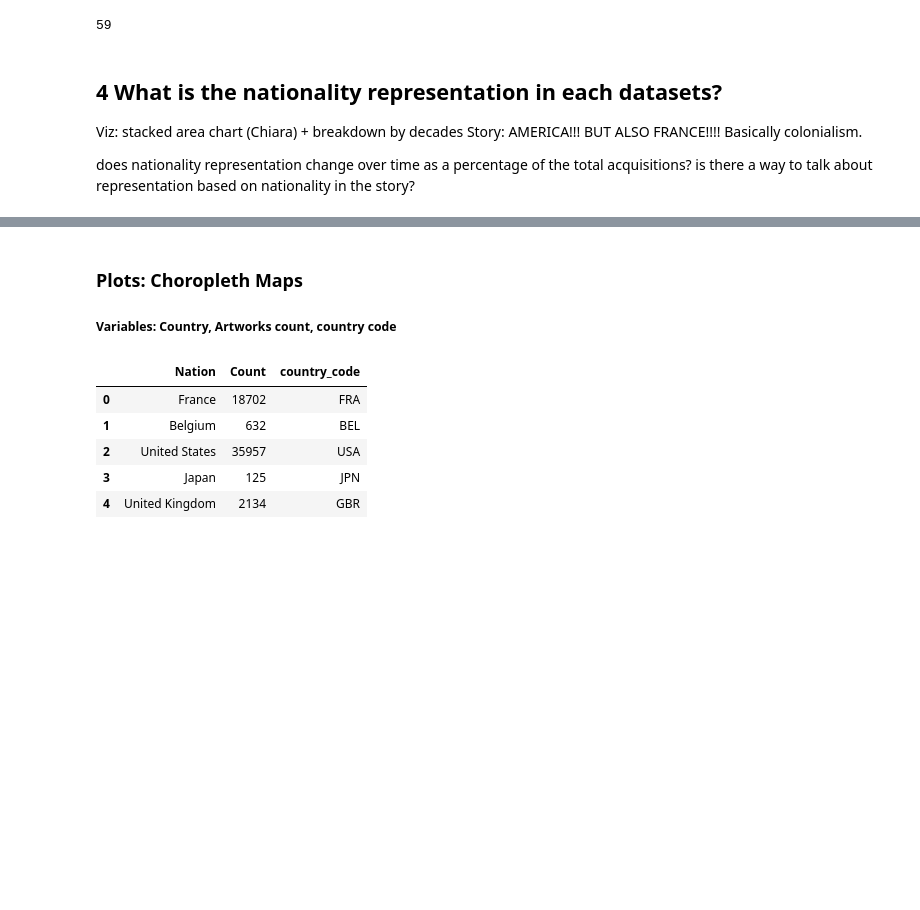
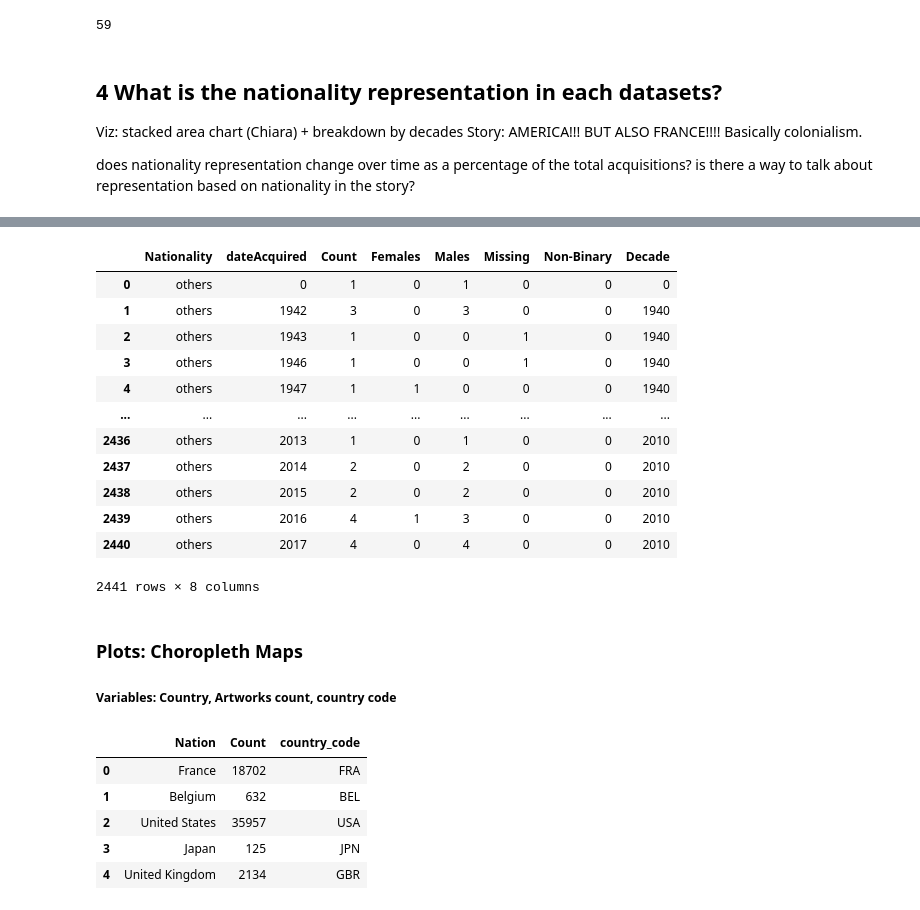
Before and after one commit to laurentfintoni/Net-Art-Rev, a Jupyter notebook: dataViz_Ctrials.ipynb, the cells around one changed output, grey strips where cells are left out. Drawn from its saved outputs; the diff is of its cells as text; code cells hidden in the pictures; blank space fills up the shorter version.

```diff
--- a/dataViz_Ctrials.ipynb
+++ b/dataViz_Ctrials.ipynb
@@ -48,14 +48,14 @@ rhz_artists = pd.read_pickle(path+'Rhizome_data/rhizome_artists_extra.pkl')
 moma_artists = pd.read_pickle(path+'MOMA_data/pickle/MoMAArtists.pkl')
 moma_artworks = pd.read_pickle(path+'MOMA_data/pickle/MoMAartworks.pkl')
 moma_artworks_old =  pd.read_pickle(path+'MOMA_data/pickle/old_artworks.pkl')
-moma_artworks_old['DateAcquired'] = moma_artworks_old['DateAcquired'].replace('nan', str('0'))
-moma_artworks_old['DateAcquired']=moma_artworks_old['DateAcquired'].astype('int')
+moma_artworks_old['dateAcquired'] = moma_artworks_old['dateAcquired'].replace('nan', str('0'))
+moma_artworks_old['dateAcquired']=moma_artworks_old['dateAcquired'].astype('int')
 moma_artworks_new =  pd.read_pickle(path+'MOMA_data/pickle/new_artworks.pkl')
-moma_artworks_new['DateAcquired'] = moma_artworks_new['DateAcquired'].replace('nan', str('0'))
-moma_artworks_new['DateAcquired']=moma_artworks_new['DateAcquired'].astype('int')
-moma_artworks_new =  moma_artworks_new.loc[moma_artworks_new['DateAcquired'] >= 1980]
-moma_rhz_compare = moma_artworks_new.loc[moma_artworks_new['DateAcquired'] >= 2000]
-moma_rhz_compare = moma_rhz_compare.loc[moma_rhz_compare['DateCreated'] >= 1983]
+moma_artworks_new['dateAcquired'] = moma_artworks_new['dateAcquired'].replace('nan', str('0'))
+moma_artworks_new['dateAcquired']=moma_artworks_new['dateAcquired'].astype('int')
+moma_artworks_new =  moma_artworks_new.loc[moma_artworks_new['dateAcquired'] >= 1980]
+moma_rhz_compare = moma_artworks_new.loc[moma_artworks_new['dateAcquired'] >= 2000]
+moma_rhz_compare = moma_rhz_compare.loc[moma_rhz_compare['dateCreated'] >= 1983]
 
 #MoMA department DFs
 moma_arch_cont = pd.read_pickle(path+'MOMA_data/pickle/departments/architecture_design_cont.pkl')
@@ -157,17 +137,17 @@ set(MoMA_complete.Gender)
 MoMA_complete = pd.concat([moma_artworks_old,moma_artworks_new])
 nationalities = ', '.join(MoMA_complete.Nationality)
 nationalities = list(set(nationalities.split(', ')))
-df_moma_complete = pd.DataFrame(columns= ["Nationality", "DateAcquired", "Count", "Females", "Males", 'Missing', 'Non-Binary'])
+df_moma_complete = pd.DataFrame(columns= ["Nationality", "dateAcquired", "Count", "Females", "Males", 'Missing', 'Non-Binary'])
 
 OthersMoma = dict()
 for nat in nationalities:
     nat_sub =  MoMA_complete[MoMA_complete.Nationality == nat]
 
-    nat_sub.DateAcquired = nat_sub.DateAcquired.astype('str')
-    years = ', '.join(nat_sub.DateAcquired)
+    nat_sub.dateAcquired = nat_sub.dateAcquired.astype('str')
+    years = ', '.join(nat_sub.dateAcquired)
     years = sorted(list([item[:4] for item in list(set(years.split(', ')))]))[0:-1]
     for year in years:
-        year_sub = nat_sub[nat_sub.DateAcquired == year]
+        year_sub = nat_sub[nat_sub.dateAcquired == year]
         entries_year = len(year_sub)
         f_count = len(year_sub[year_sub.Gender == 'F'])
         m_count = len(year_sub[year_sub.Gender == 'M'])
@@ -188,13 +168,13 @@ for nat in nationalities:
         df_moma_complete.loc[len(df_moma_complete.index)] = [nationality, year, entries_year, f_count, m_count, missing_count, nonbinary_count]
 
 
-df_moma_complete.DateAcquired = df_moma_complete.DateAcquired.astype('int')
+df_moma_complete.dateAcquired = df_moma_complete.dateAcquired.astype('int')
 df_moma_complete['Decade'] = 'todo'
-df_moma_complete["Decade"] = df_moma_complete["DateAcquired"].apply(lambda date: getDecade(date))
+df_moma_complete["Decade"] = df_moma_complete["dateAcquired"].apply(lambda date: getDecade(date))
 # replot dataset any nationality that has count < 5 becomes 'Others'
-MC_working = df_moma_complete[df_moma_complete.DateAcquired > 1929]
-MC_working.DateAcquired.astype('int')
-MC_working_final = MC_working.groupby(['Nationality','DateAcquired', 'Decade'],as_index=False).agg({'Count': 'sum','Females': 'sum','Males': 'sum','Missing': 'sum','Non-Binary': 'sum'})
+MC_working = df_moma_complete[df_moma_complete.dateAcquired > 1929]
+MC_working.dateAcquired.astype('int')
+MC_working_final = MC_working.groupby(['Nationality','dateAcquired', 'Decade'],as_index=False).agg({'Count': 'sum','Females': 'sum','Males': 'sum','Missing': 'sum','Non-Binary': 'sum'})
 MC_working_final = MC_working_final.sort_values(by='Decade')
 # %% [output]
 A value is trying to be set on a copy of a slice from a DataFrame.
@@ -289,3 +252,19 @@ See the caveats in the documentation: https://pandas.pydata.org/pandas-docs/stab
+# %%
+df_moma_complete
+# %% [output]
+|  | Nationality | dateAcquired | Count | Females | Males | Missing | Non-Binary | Decade |
+| 0 | others | 0 | 1 | 0 | 1 | 0 | 0 | 0 |
+| 1 | others | 1942 | 3 | 0 | 3 | 0 | 0 | 1940 |
+| 2 | others | 1943 | 1 | 0 | 0 | 1 | 0 | 1940 |
+| 3 | others | 1946 | 1 | 0 | 0 | 1 | 0 | 1940 |
+| 4 | others | 1947 | 1 | 1 | 0 | 0 | 0 | 1940 |
+| ... | ... | ... | ... | ... | ... | ... | ... | ... |
+| 2436 | others | 2013 | 1 | 0 | 1 | 0 | 0 | 2010 |
+| 2437 | others | 2014 | 2 | 0 | 2 | 0 | 0 | 2010 |
+| 2438 | others | 2015 | 2 | 0 | 2 | 0 | 0 | 2010 |
+| 2439 | others | 2016 | 4 | 1 | 3 | 0 | 0 | 2010 |
+| 2440 | others | 2017 | 4 | 0 | 4 | 0 | 0 | 2010 |
+2441 rows × 8 columns
 # %%
 # create MOMA df with country names instead of nationality
 natios_MOMA = set(df_moma_complete.Nationality)
```
Also changed, not shown: parts of 7 cells of this notebook, 1 other file.
